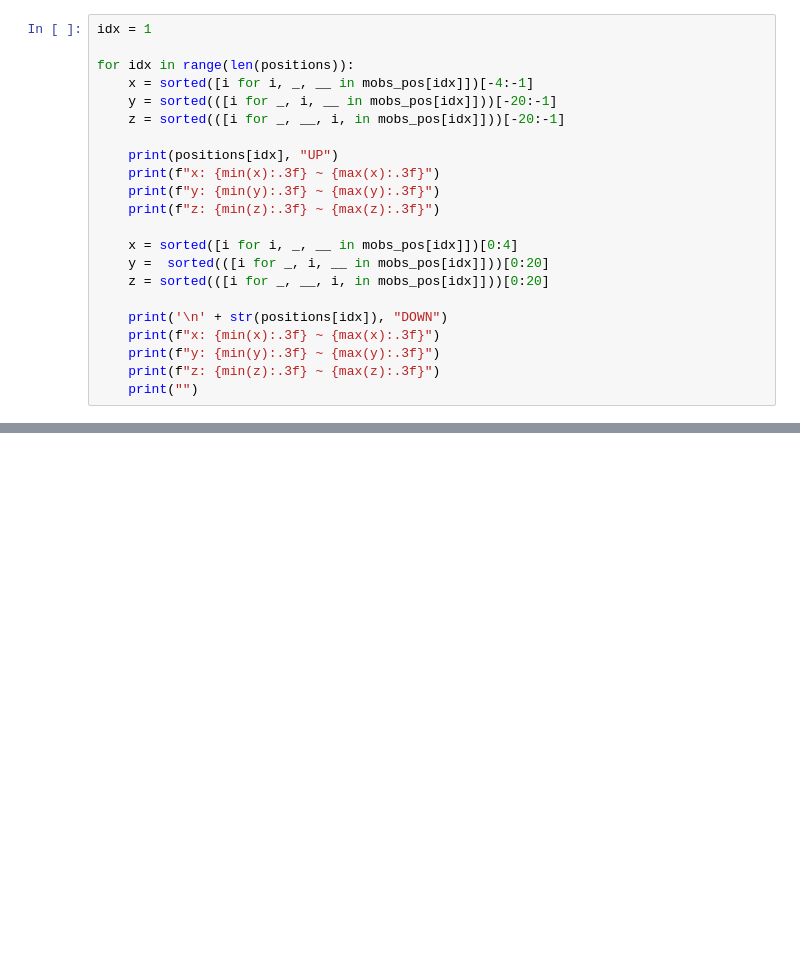
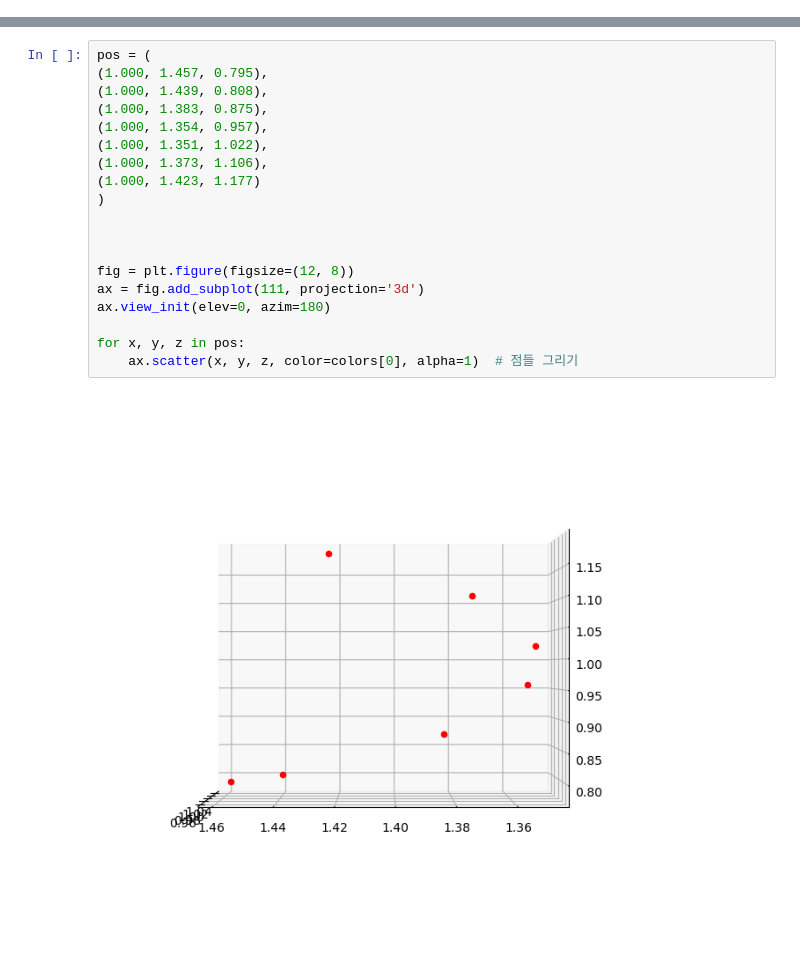
Before and after one commit to GmelaN/seoung_sim, a Jupyter notebook: mobility_visualization.ipynb, the cells around one changed output, grey strips where cells are left out. Cells and saved outputs as stored; diff of their text form; blank space fills up the shorter version.

Commit message:
test: found static positions

```diff
--- a/mobility_visualization.ipynb
+++ b/mobility_visualization.ipynb
@@ -163,22 +92,0 @@ DOWN(x, 1.0~, 0.5~0.6)
-# %%
-idx = 1
-
-for idx in range(len(positions)):
-    x = sorted([i for i, _, __ in mobs_pos[idx]])[-4:-1]
-    y = sorted(([i for _, i, __ in mobs_pos[idx]]))[-20:-1]
-    z = sorted(([i for _, __, i, in mobs_pos[idx]]))[-20:-1]
-
-    print(positions[idx], "UP")
-    print(f"x: {min(x):.3f} ~ {max(x):.3f}")
-    print(f"y: {min(y):.3f} ~ {max(y):.3f}")
-    print(f"z: {min(z):.3f} ~ {max(z):.3f}")
-
-    x = sorted([i for i, _, __ in mobs_pos[idx]])[0:4]
-    y =  sorted(([i for _, i, __ in mobs_pos[idx]]))[0:20]
-    z = sorted(([i for _, __, i, in mobs_pos[idx]]))[0:20]
-
-    print('\n' + str(positions[idx]), "DOWN")
-    print(f"x: {min(x):.3f} ~ {max(x):.3f}")
-    print(f"y: {min(y):.3f} ~ {max(y):.3f}")
-    print(f"z: {min(z):.3f} ~ {max(z):.3f}")
-    print("")
@@ -202,0 +113,21 @@ z: 1.000 ~ 1.000
+# %%
+pos = (
+(1.000, 1.457, 0.795),
+(1.000, 1.439, 0.808),
+(1.000, 1.383, 0.875),
+(1.000, 1.354, 0.957),
+(1.000, 1.351, 1.022),
+(1.000, 1.373, 1.106),
+(1.000, 1.423, 1.177)
+)
+
+
+
+fig = plt.figure(figsize=(12, 8))
+ax = fig.add_subplot(111, projection='3d')
+ax.view_init(elev=0, azim=180)
+
+for x, y, z in pos:
+    ax.scatter(x, y, z, color=colors[0], alpha=1)  # 점들 그리기
+# %% [output]
+[figure, added]
```
Also changed, not shown: parts of 6 cells of this notebook.
